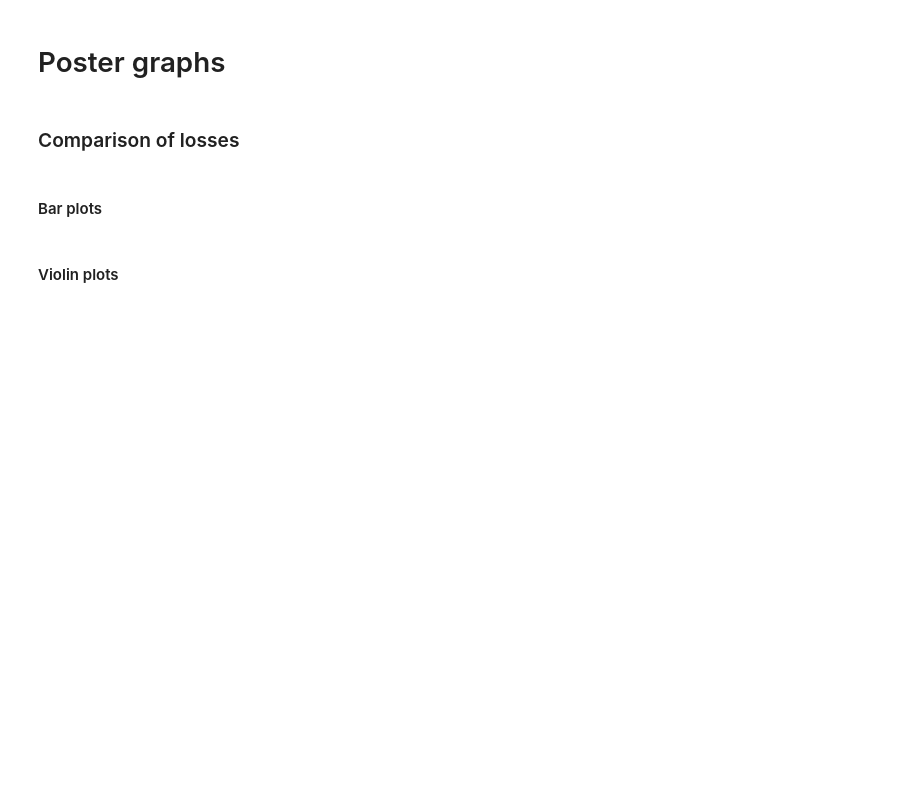
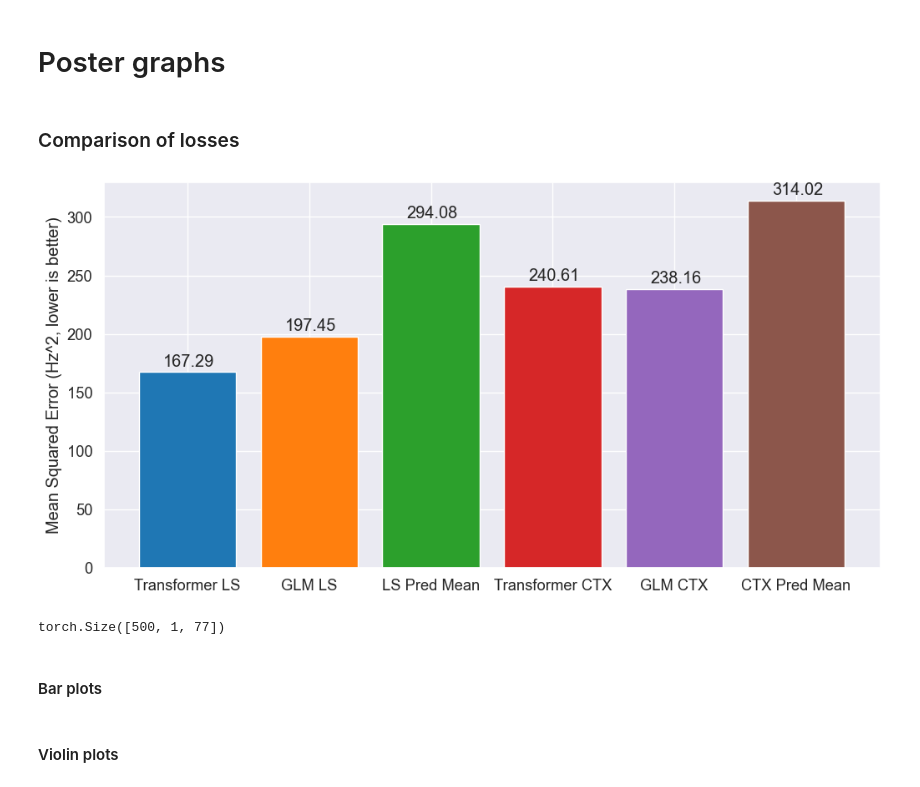
Before and after one commit to cngzlsh/approx_brain, a Jupyter notebook: poster.ipynb, the cells around one changed output. Drawn from its saved outputs; the diff is of its cells as text; code cells hidden in the pictures; blank space fills up the shorter version.

Commit message:
converted endog losse to mse

```diff
--- a/poster.ipynb
+++ b/poster.ipynb
@@ -322,10 +328,10 @@ print(f'Saved model parameters and training stats to ./data/biological/trained_m
 # %% [markdown]
 Load best model parameters and show test losses
 # %%
-# with open('./data/biological/trained_models/LS-transformer-param.pkl', 'rb') as f:
-#     data = pickle.load(f)
-#     f.close()
-# return_dict = data['train_data']
+with open('./data/biological/trained_models/LS-transformer-param.pkl', 'rb') as f:
+    data = pickle.load(f)
+    f.close()
+return_dict = data['train_data']
 
 DNN_LS.load_state_dict(return_dict['best_eval_params'])
 
@@ -626,6 +657,35 @@ array([[0., 0., 0., ..., 0., 0., 0.],
 # Poster graphs
 # %% [markdown]
 ### Comparison of losses
+# %%
+pred_mean_loss = nn.MSELoss(reduction='none')(Y_test, torch.mean(Y_train, dim=(0,1)))
+
+endogenous_losses = np.array([
+    LS_test_pred_loss[non_stim_mse_idx].sum()/len(non_stim_mse_idx)/13,
+    glm_LS_losses[non_stim_mse_idx].sum() / len(non_stim_mse_idx)/13,
+    pred_mean_loss[non_stim_mse_idx, :, :13].sum() / len(non_stim_mse_idx)/13,
+    nLS_test_pred_loss[non_stim_mse_idx].sum() / len(non_stim_mse_idx)/64,
+    glm_nLS_losses[non_stim_mse_idx].sum() / len(non_stim_mse_idx)/64,
+        pred_mean_loss[non_stim_mse_idx, :, :64].sum() / len(non_stim_mse_idx)/64
+])
+
+sns.set(font_scale=1.2)
+plt.figure(figsize=(12,6))
+bars = plt.bar(np.arange(6), endogenous_losses, color=[u'#1f77b4', u'#ff7f0e', u'#2ca02c', u'#d62728', u'#9467bd', u'#8c564b'])
+for i, rect in enumerate(bars):
+    height = rect.get_height()
+    plt.text(rect.get_x()+  rect.get_width() / 4, height + 5, str(endogenous_losses[i])[:6])
+plt.xticks(np.arange(6), ['Transformer LS', 'GLM LS', 'LS Pred Mean', 'Transformer CTX', 'GLM CTX', 'CTX Pred Mean'])
+plt.ylabel('Mean Squared Error (Hz^2, lower is better)')
+plt.savefig('./figures/endogenous_activities_comparison.png', dpi=350, bbox_inches='tight')
+plt.show()
+# %% [output]
+[figure, added]
+# %%
+pred_mean_loss = nn.MSELoss(reduction='none')(Y_test, torch.mean(Y_train, dim=(0,1)))
+pred_mean_loss.shape
+# %% [output]
+torch.Size([500, 1, 77])
 # %% [markdown]
 #### Bar plots
 # %%
```
Also changed, not shown: parts of 8 cells of this notebook, 2 other files.
